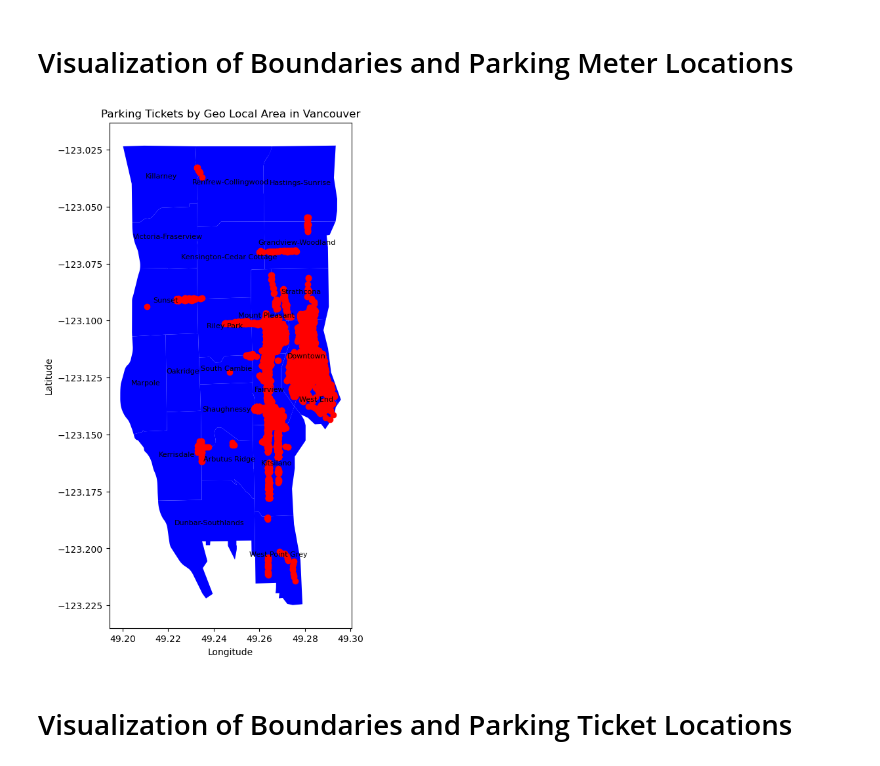
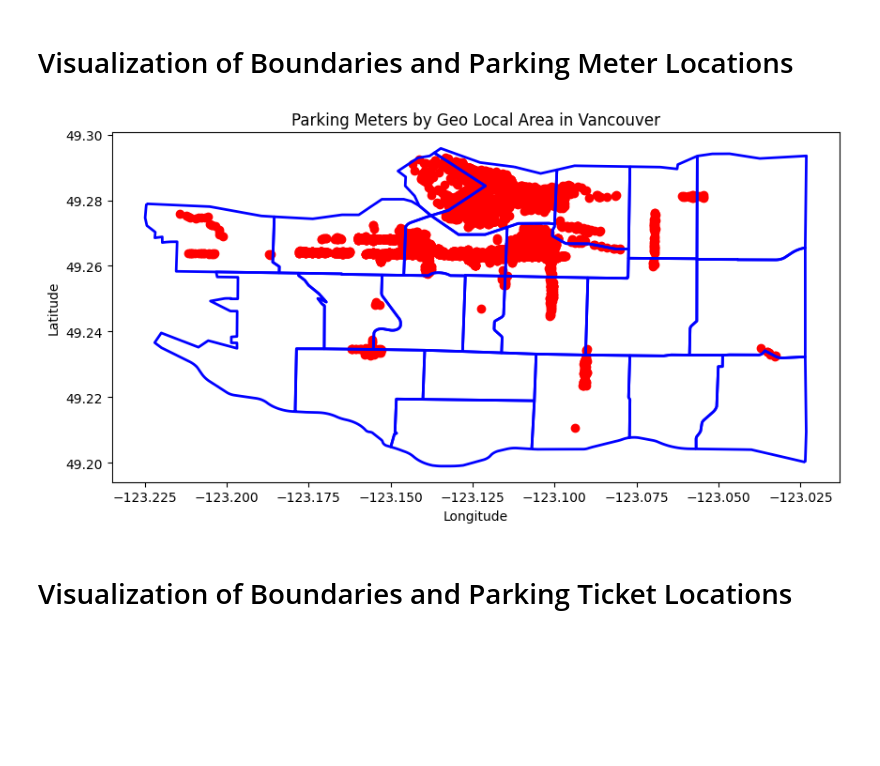
Before and after one commit to nwoods1/Cmpt353Project, a Jupyter notebook: notebooks/2_visualizations.ipynb, the cells around one changed output. Cells and saved outputs as stored; diff of their text form; code cells hidden in the pictures; blank space fills up the shorter version.

```diff
--- a/notebooks/2_visualizations.ipynb
+++ b/notebooks/2_visualizations.ipynb
@@ -74,13 +73,12 @@ boundaries_df.head(3)
 | 0 | Downtown | POLYGON ((49.29 -123.112, 49.288 ... |
 | 1 | Hastings-Sunrise | POLYGON ((49.293 -123.056, 49.294... |
 | 2 | Kerrisdale | POLYGON ((49.216 -123.179, 49.215... |
+# %%
+exterior_boundaries = boundaries_df.copy()
+exterior_boundaries["Geometry"] = exterior_boundaries["Geometry"].apply(
+    lambda geom: LineString([(y, x) for x, y in geom.exterior.coords])
+)
 # %%
-exterior_boundaries = boundaries_df.copy()
-exterior_boundaries["Geometry"] = exterior_boundaries["Geometry"].apply(
-    lambda geom: LineString(geom.exterior)
-)
-
-# Step 2: Plot the outlines
 fig, ax = plt.subplots(figsize=(10, 10))
 exterior_boundaries.plot(ax=ax, color='blue', linewidth=2)
 
@@ -89,7 +87,7 @@ for idx, row in boundaries_df.iterrows():
         centroid = row['Geometry'].centroid
         ax.annotate(
             row['Neighbourhood'],
-            xy=(centroid.x, centroid.y),
+            xy=(centroid.y, centroid.x),
             fontsize=8,
             ha='center',
             color='black'
@@ -125,28 +105,21 @@ plt.show()
 # %%
 
 fig, ax = plt.subplots(figsize=(10, 10))
 
-boundaries_df.plot(ax=ax, color='blue', linewidth=2)
-meters_df.plot(ax=ax, color='red', linewidth=1)
+exterior_boundaries.plot(ax=ax, color='blue', linewidth=2)
 
-for idx, row in boundaries_df.iterrows():
-    if not row['Geometry'].is_empty:
-        centroid = row['Geometry'].centroid
-        ax.annotate(
-            row['Neighbourhood'],
-            xy=(centroid.x, centroid.y),
-            fontsize=8,
-            ha='center',
-            color='black'
-        )
+meters = meters_df.copy()
+meters["Geometry"] = meters["Geometry"].apply(lambda pt: Point(pt.y, pt.x))
 
-ax.set_title("Parking Tickets by Geo Local Area in Vancouver")
+meters.plot(ax=ax, color='red', linewidth=1)
+
+ax.set_title("Parking Meters by Geo Local Area in Vancouver")
 ax.set_xlabel("Longitude")
 ax.set_ylabel("Latitude")
 
 plt.show()
 # %% [output]
-[figure, old version]
+[figure, new version]
 # %% [markdown]
 # Visualization of Boundaries and Parking Ticket Locations
 # %%
```
Also changed, not shown: parts of 6 cells of this notebook.
